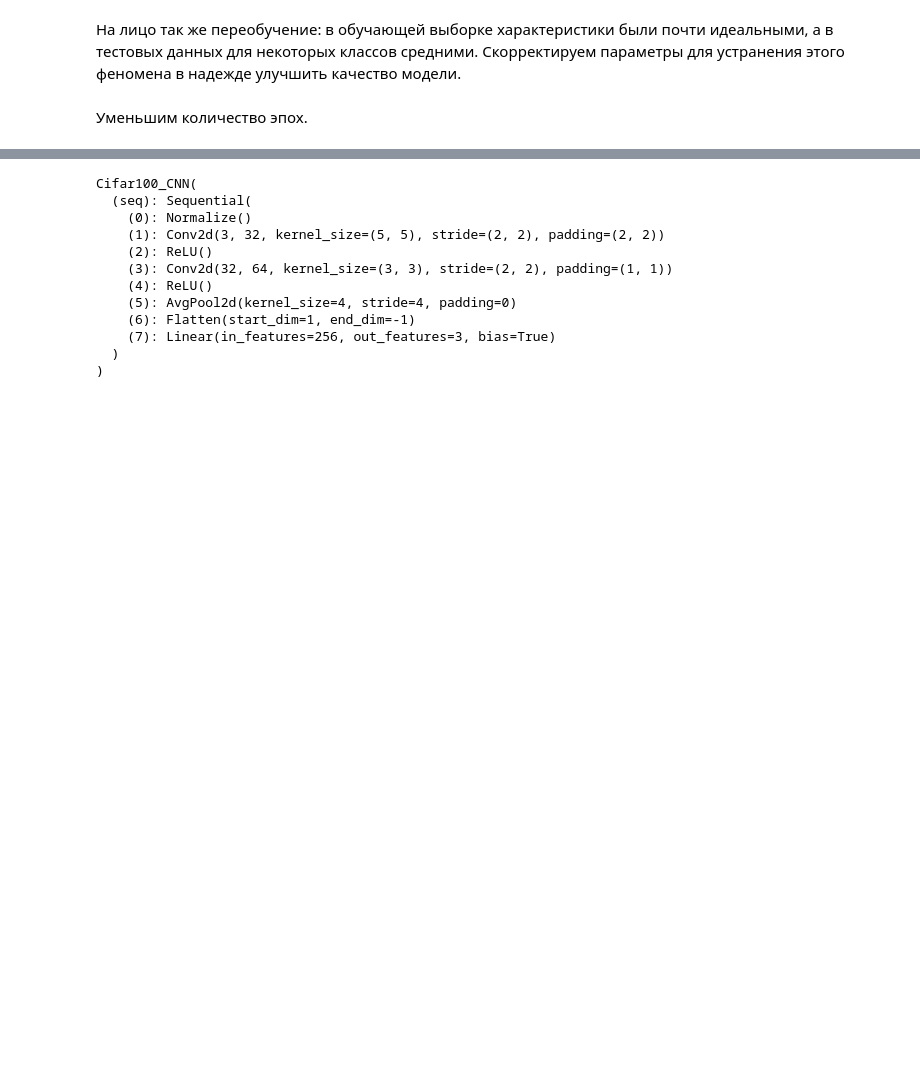
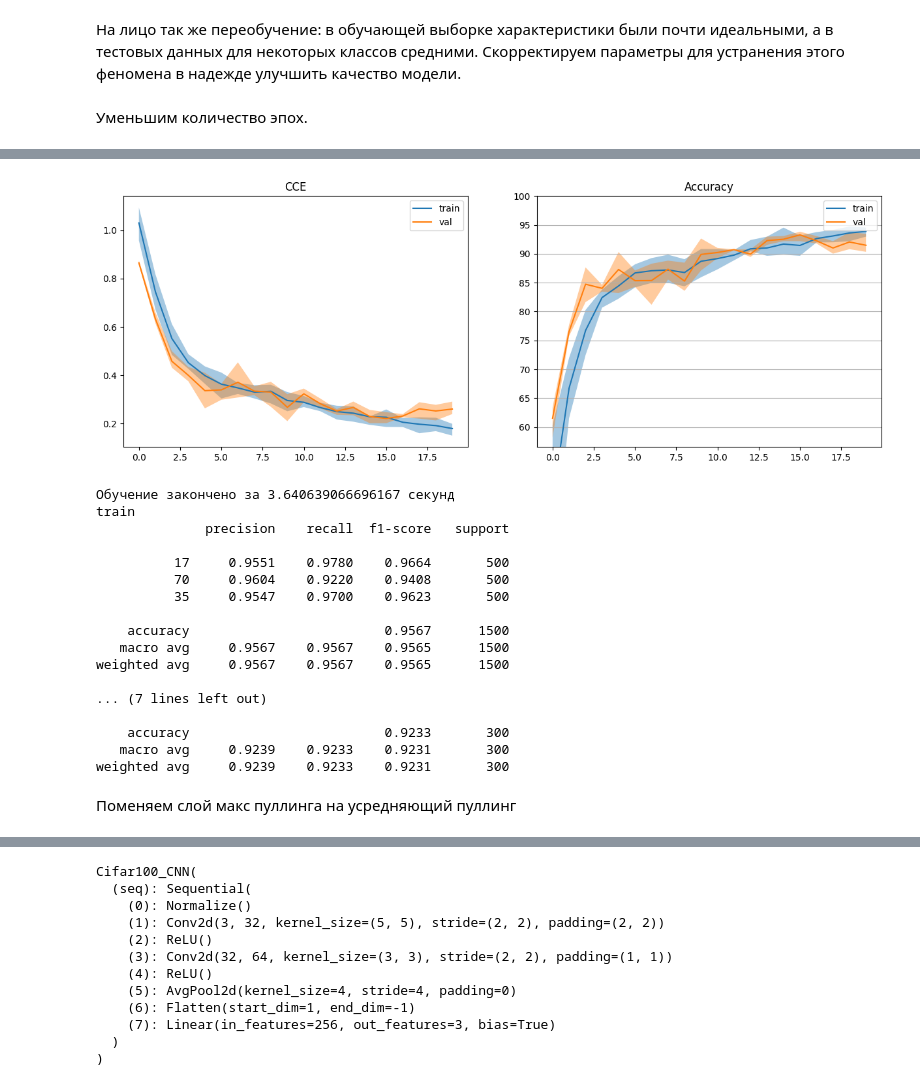
Before and after one commit to DeadlySquad13/t5-2-Neuroscience__Labs, a Jupyter notebook: src/lab2/main.ipynb, the cells around one changed output, grey strips where cells are left out. Drawn from its saved outputs; the diff is of its cells as text; code cells hidden in the pictures; blank space fills up the shorter version.

```diff
--- a/src/lab2/main.ipynb
+++ b/src/lab2/main.ipynb
@@ -533,0 +526,25 @@ weighted avg     0.9290    0.9267    0.9271       300
+# %%
+model = Cifar100_CNN(hidden_size=HIDDEN_SIZE, classes=len(CLASSES))
+dataloader = train_classifier(model, epochs=30)
+compare_classification_reports(dataloader)
+# %% [output]
+[figure, added]
+Обучение закончено за 3.640639066696167 секунд
+train
+              precision    recall  f1-score   support
+
+          17     0.9551    0.9780    0.9664       500
+          70     0.9604    0.9220    0.9408       500
+          35     0.9547    0.9700    0.9623       500
+
+    accuracy                         0.9567      1500
+   macro avg     0.9567    0.9567    0.9565      1500
+weighted avg     0.9567    0.9567    0.9565      1500
+
+... (7 lines left out)
+
+    accuracy                         0.9233       300
+   macro avg     0.9239    0.9233    0.9231       300
+weighted avg     0.9239    0.9233    0.9231       300
+# %% [markdown]
+Поменяем слой макс пуллинга на усредняющий пуллинг
```
Also changed, not shown: parts of 21 cells of this notebook, 1 other file.
